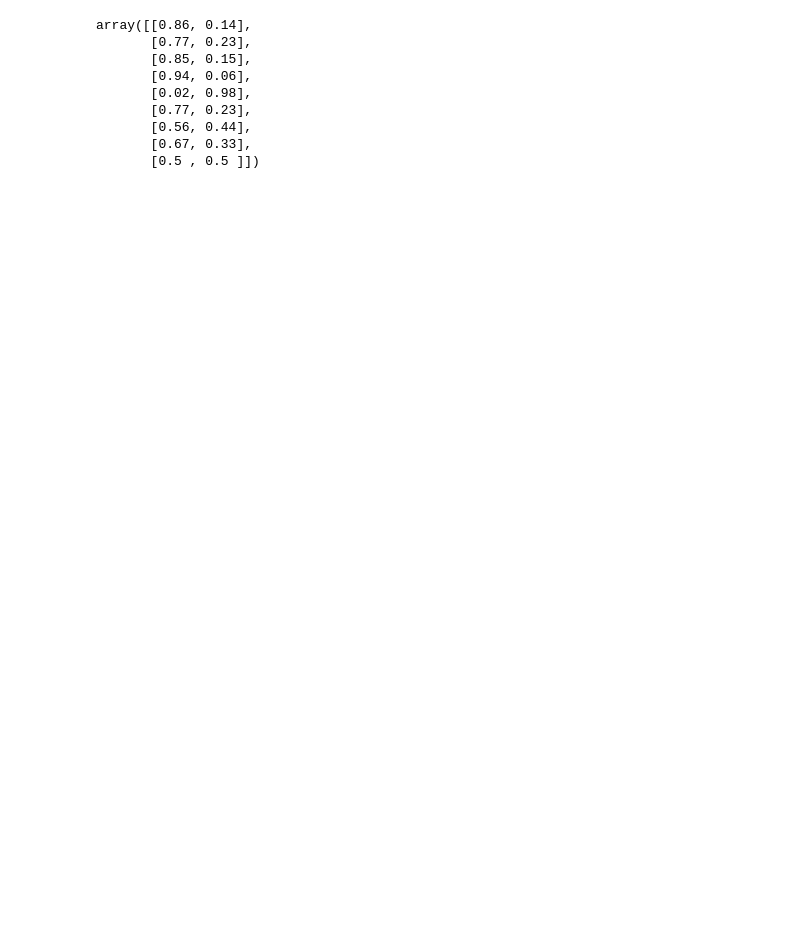
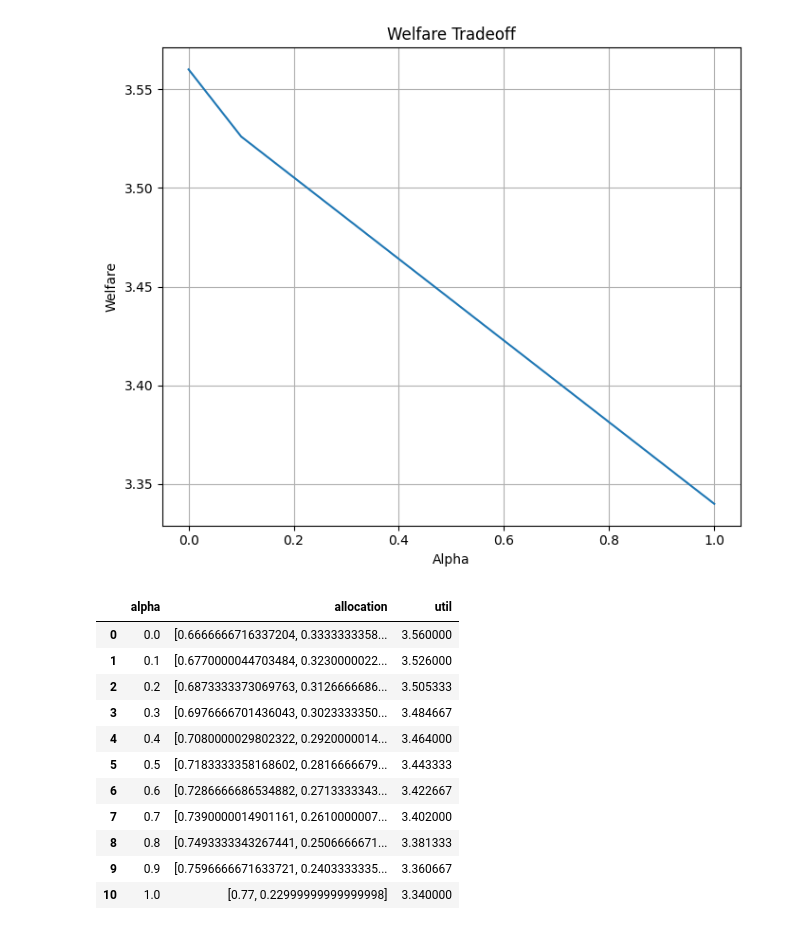
Before and after one commit to tanhl30/FYP, a Jupyter notebook: topic_1.ipynb, the cells around one changed output. Cells and saved outputs as stored; diff of their text form; code cells hidden in the pictures; blank space fills up the shorter version.

```diff
--- a/topic_1.ipynb
+++ b/topic_1.ipynb
@@ -23,3 +51,53 @@ plt.show()
+# %%
+a=.86
+b=.77
+c=.85
+d=.94
+e=.02
+f=.77
+g=.56
+h=.67
+i=.5
+
+
+P=np.array([[a, 1-a],
+       [b, 1-b],
+       [c, 1-c],
+       [d, 1-d],
+       [e, 1-e],
+       [f, 1-f],
+       [g, 1-g],
+       [h, 1-h],
+       [i, 1-i],
+       ])
+
+
+df = fyp.iterate_over_alphas(P, 11, disutility_type='util')
+
+fig, ax = plt.subplots(figsize=(7, 6))
+ax.plot(df['alpha'],df['util'])
+
+ax.set_title('Welfare Tradeoff')
+ax.set_ylabel('Welfare')
+ax.set_xlabel('Alpha')
+ax.grid(True)
+plt.tight_layout()
+plt.show()
+df
+# %% [output]
+[figure, added]
+|  | alpha | allocation | util |
+| 0 | 0.0 | [0.6666666716337204, 0.3333333358... | 3.560000 |
+| 1 | 0.1 | [0.6770000044703484, 0.3230000022... | 3.526000 |
+| 2 | 0.2 | [0.6873333373069763, 0.3126666686... | 3.505333 |
+| 3 | 0.3 | [0.6976666701436043, 0.3023333350... | 3.484667 |
+| 4 | 0.4 | [0.7080000029802322, 0.2920000014... | 3.464000 |
+| 5 | 0.5 | [0.7183333358168602, 0.2816666679... | 3.443333 |
+| 6 | 0.6 | [0.7286666686534882, 0.2713333343... | 3.422667 |
+| 7 | 0.7 | [0.7390000014901161, 0.2610000007... | 3.402000 |
+| 8 | 0.8 | [0.7493333343267441, 0.2506666671... | 3.381333 |
+| 9 | 0.9 | [0.7596666671633721, 0.2403333335... | 3.360667 |
+| 10 | 1.0 | [0.77, 0.22999999999999998] | 3.340000 |
 # %%
 # profile where allocation are unequal at n=4
 P = np.array(	[[0.17, 0.83], [0.07, 0.93], [0.51, 0.49],[0.23,0.77]]	)
@@ -37,24 +146,3 @@ P = np.array([[0.33, 0.67],
        [0.26, 0.74],
        [0.32, 0.68],
        [0.88, 0.12]])
-# %%
-#profile where welfare tradeoff have bend at n=9
-P = np.array([[0.86, 0.14],
-       [0.77, 0.23],
-       [0.85, 0.15],
-       [0.94, 0.06],
-       [0.02, 0.98],
-       [0.77, 0.23],
-       [0.56, 0.44],
-       [0.67, 0.33],
-       [0.5 , 0.5 ]])
-# %% [output]
-array([[0.86, 0.14],
-       [0.77, 0.23],
-       [0.85, 0.15],
-       [0.94, 0.06],
-       [0.02, 0.98],
-       [0.77, 0.23],
-       [0.56, 0.44],
-       [0.67, 0.33],
-       [0.5 , 0.5 ]])
```
Also changed, not shown: parts of 3 cells of this notebook, 1 other file.
